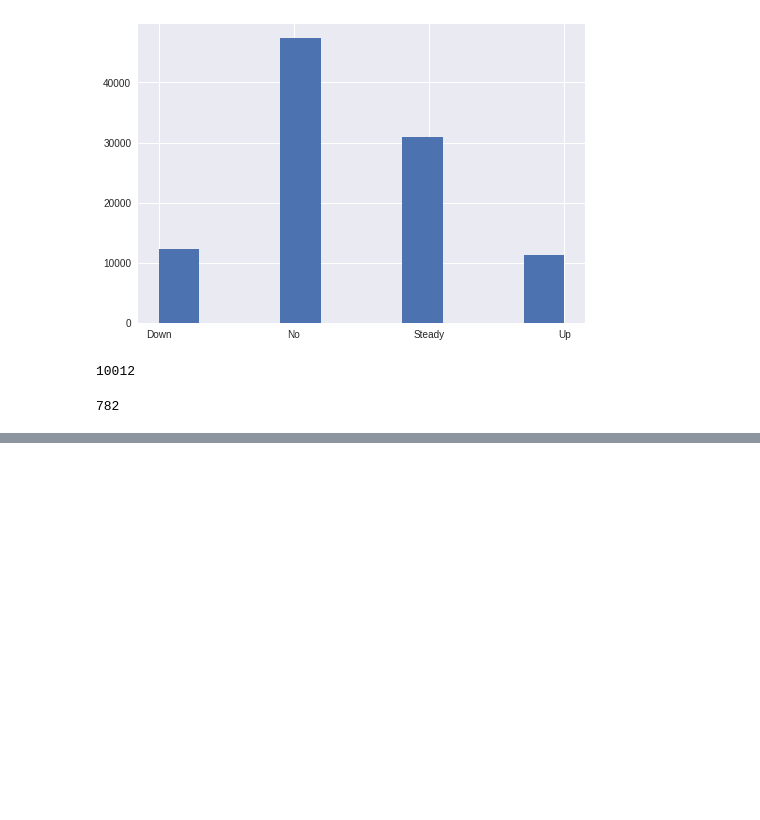
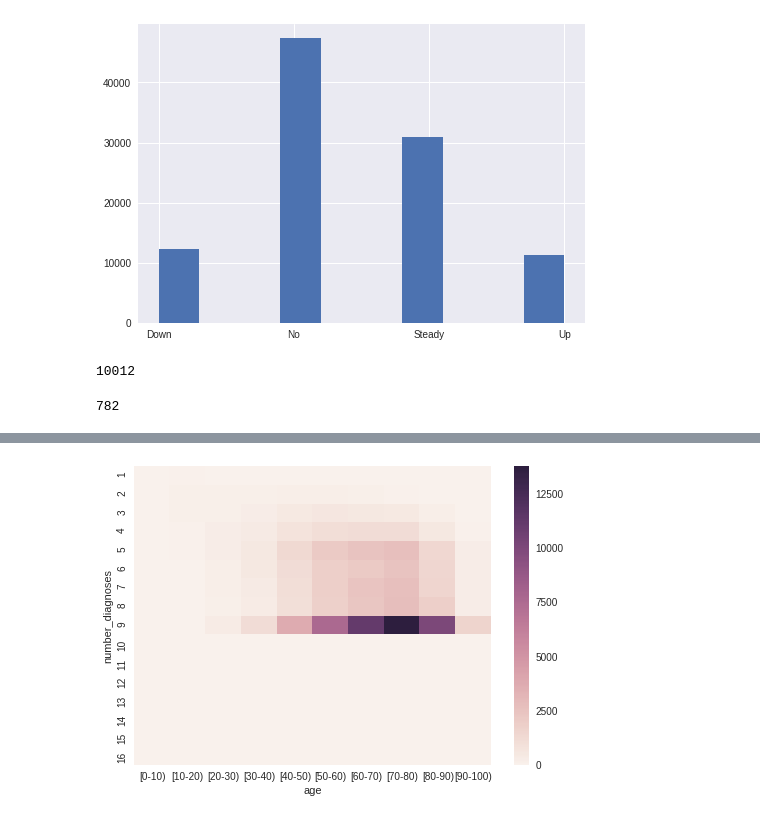
Before and after one commit to johnpharmd/LS-DS-Unit-1-Project, a Jupyter notebook: LS_DS_Project_1.ipynb, the cells around one changed output, grey strips where cells are left out. Drawn from its saved outputs; the diff is of its cells as text; code cells hidden in the pictures; blank space fills up the shorter version.

Commit message:
Make exploratory pandas crosstabs, and pandas+seaborn viz's

```diff
--- a/LS_DS_Project_1.ipynb
+++ b/LS_DS_Project_1.ipynb
@@ -506,0 +512,6 @@ df3.describe(include='all')
+# %%
+num_diagnoses_vs_age_ctab = pd.crosstab(df.age, df.number_diagnoses)
+num_diagnoses_vs_age_ctab
+sns.heatmap(num_diagnoses_vs_age_ctab.T);
+# %% [output]
+[figure, added]
```
Also changed, not shown: parts of 1 cell of this notebook.
